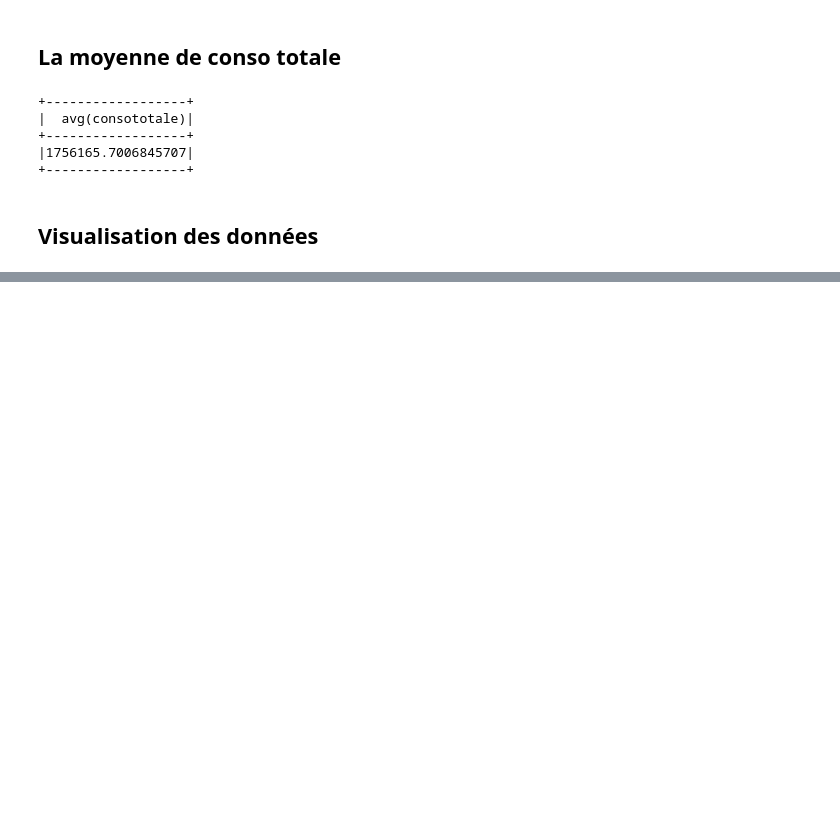
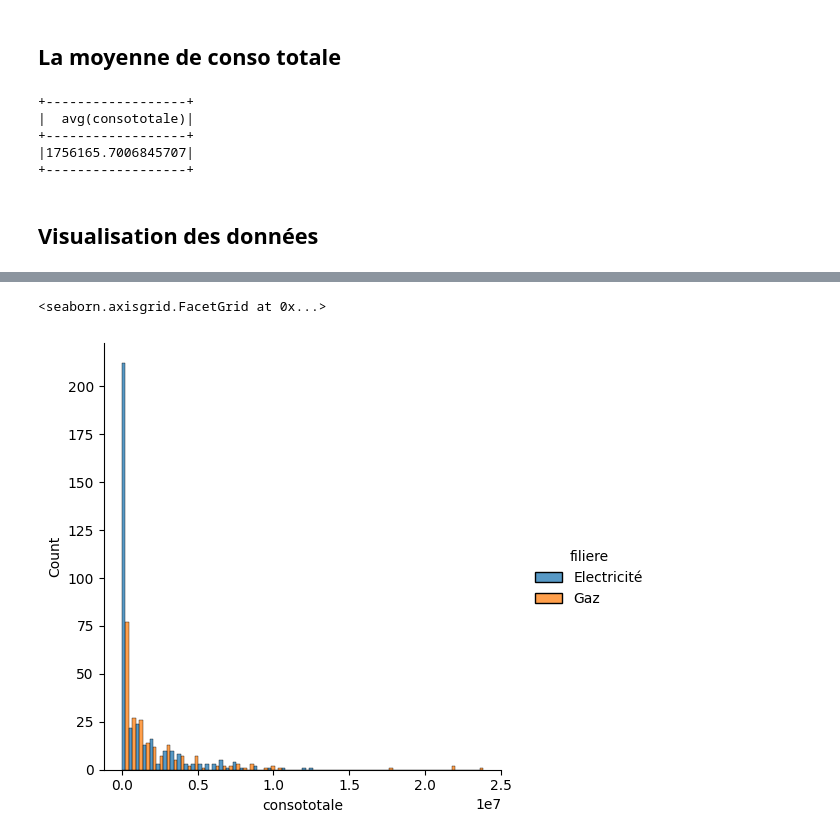
Before and after one commit to svngoku/Pyspark-pour-les-datas-engineers, a Jupyter notebook: intro_to_pyspark.ipynb, the cells around one changed output, grey strips where cells are left out. Cells and saved outputs as stored; diff of their text form; code cells hidden in the pictures; blank space fills up the shorter version.

```diff
--- a/intro_to_pyspark.ipynb
+++ b/intro_to_pyspark.ipynb
@@ -331,0 +332,10 @@ sns.displot(conso_2021.toPandas(), x="consototale")
+# %%
+sns.displot(
+    conso_2021.toPandas(),
+    x="consototale",
+    hue="filiere",
+    multiple="dodge",
+)
+# %% [output]
+<seaborn.axisgrid.FacetGrid at 0x...>
+[figure, added]
```
Also changed, not shown: parts of 1 cell of this notebook.
